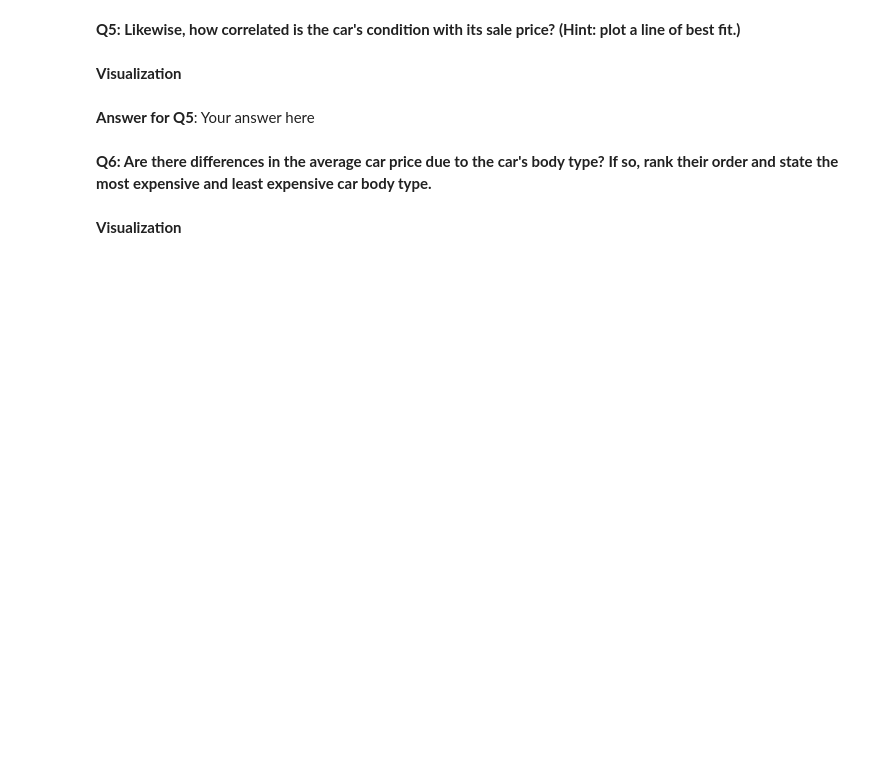
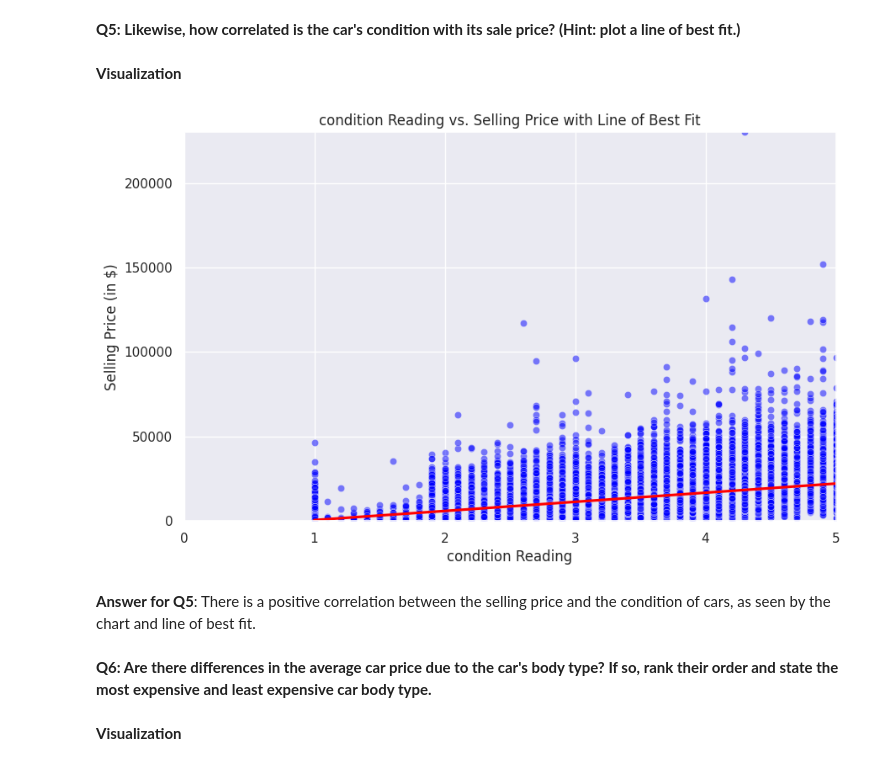
Before and after one commit to mayasherbiny/cson-project, a Jupyter notebook: Regression_Mini-Project.ipynb, the cells around one changed output. Cells and saved outputs as stored; diff of their text form; code cells hidden in the pictures; blank space fills up the shorter version.

```diff
--- a/Regression_Mini-Project.ipynb
+++ b/Regression_Mini-Project.ipynb
@@ -1210,8 +1126,24 @@ plt.show()
 **Q5: Likewise, how correlated is the car's condition with its sale price? (Hint: plot a line of best fit.)**
 # %% [markdown]
 **Visualization**
-# %% [markdown]
-**Answer for Q5**: Your answer here
+# %%
+import pandas as pd
+import matplotlib.pyplot as plt
+import seaborn as sns
+import numpy as np
+plt.figure(figsize=(10, 6))
+sns.scatterplot(data=df, x='condition', y='sellingprice', color='blue', alpha=0.5)
+sns.regplot(data=df, x='condition', y='sellingprice', scatter=False, color='red')
+plt.title('condition Reading vs. Selling Price with Line of Best Fit')
+plt.xlabel('condition Reading')
+plt.ylabel('Selling Price (in $)')
+plt.xlim(0, df['condition'].max())
+plt.ylim(0, df['sellingprice'].max())
+plt.show()
+# %% [output]
+[figure, added]
+# %% [markdown]
+**Answer for Q5**: There is a positive correlation between the selling price and the condition of cars, as seen by the chart and line of best fit.
 # %% [markdown]
 **Q6: Are there differences in the average car price due to the car's body type? If so, rank their order and state the most expensive and least expensive car body type.**
 # %% [markdown]
```
Also changed, not shown: parts of 79 cells of this notebook.
